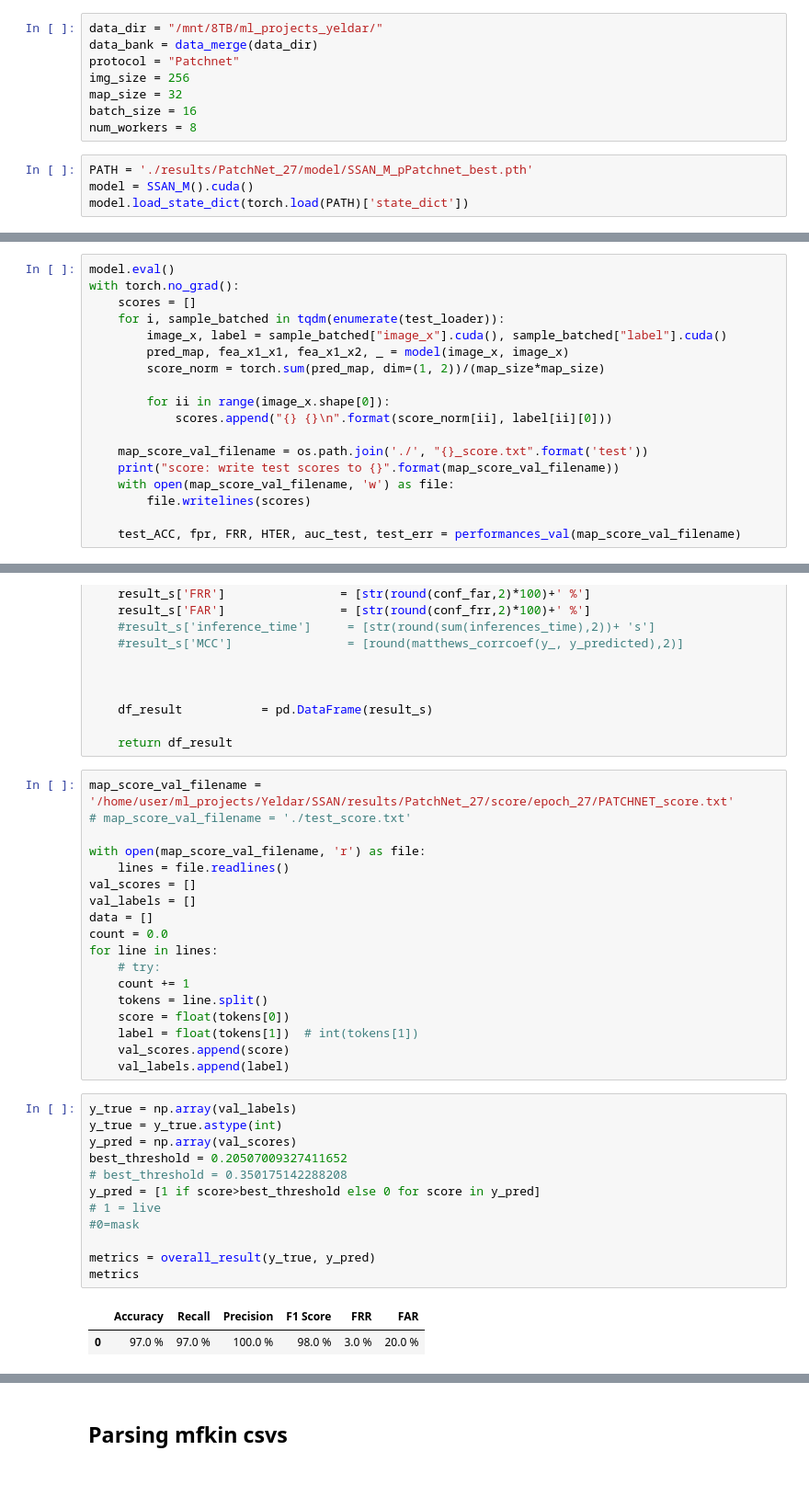
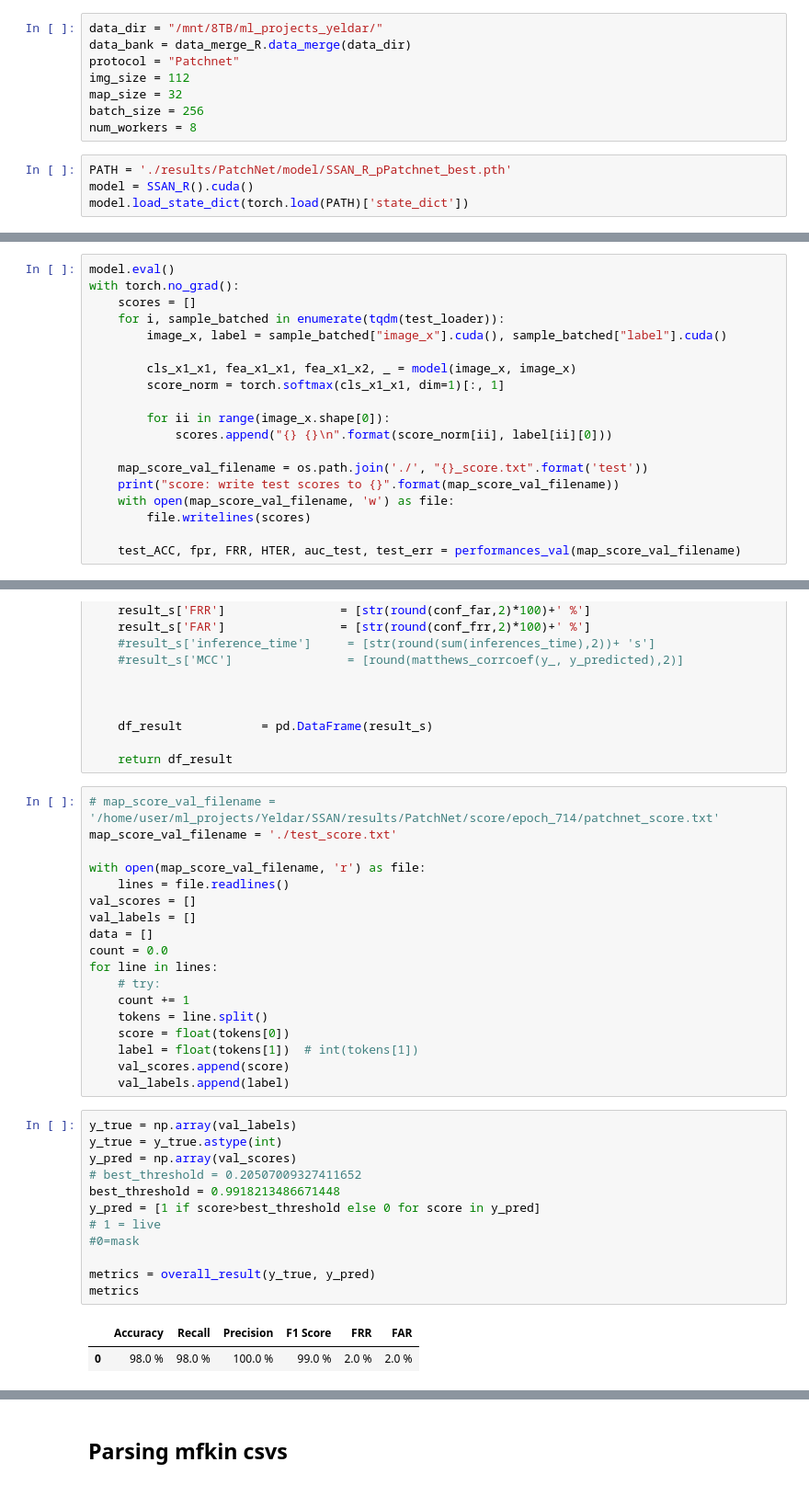
Before and after one commit to biometrickz/SSAN, a Jupyter notebook: Untitled.ipynb, the cells around one changed output, grey strips where cells are left out. Shown at 92% size. Saved outputs shown, nothing was run; the diff lists cells and outputs as text.

```diff
--- a/Untitled.ipynb
+++ b/Untitled.ipynb
@@ -102,15 +122,15 @@ The autoreload extension is already loaded. To reload it, use:
   %reload_ext autoreload
 # %%
 data_dir = "/mnt/8TB/ml_projects_yeldar/"
-data_bank = data_merge(data_dir)
+data_bank = data_merge_R.data_merge(data_dir)
 protocol = "Patchnet"
-img_size = 256
+img_size = 112
 map_size = 32
-batch_size = 16
+batch_size = 256
 num_workers = 8
 # %%
-PATH = './results/PatchNet_27/model/SSAN_M_pPatchnet_best.pth'
-model = SSAN_M().cuda()
+PATH = './results/PatchNet/model/SSAN_R_pPatchnet_best.pth'
+model = SSAN_R().cuda()
 model.load_state_dict(torch.load(PATH)['state_dict'])
 # %% [output]
 <All keys matched successfully>
@@ -125,10 +145,11 @@ Total number: 34793
 model.eval()
 with torch.no_grad():
     scores = []
-    for i, sample_batched in tqdm(enumerate(test_loader)):
+    for i, sample_batched in enumerate(tqdm(test_loader)):
         image_x, label = sample_batched["image_x"].cuda(), sample_batched["label"].cuda()
-        pred_map, fea_x1_x1, fea_x1_x2, _ = model(image_x, image_x)
-        score_norm = torch.sum(pred_map, dim=(1, 2))/(map_size*map_size)
+
+        cls_x1_x1, fea_x1_x1, fea_x1_x2, _ = model(image_x, image_x)
+        score_norm = torch.softmax(cls_x1_x1, dim=1)[:, 1]
 
         for ii in range(image_x.shape[0]):
             scores.append("{} {}\n".format(score_norm[ii], label[ii][0]))
@@ -197,8 +226,8 @@ def overall_result(y_, y_predicted):
 
     return df_result
 # %%
-map_score_val_filename = '/home/user/ml_projects/Yeldar/SSAN/results/PatchNet_27/score/epoch_27/PATCHNET_score.txt'
-# map_score_val_filename = './test_score.txt'
+# map_score_val_filename = '/home/user/ml_projects/Yeldar/SSAN/results/PatchNet/score/epoch_714/patchnet_score.txt'
+map_score_val_filename = './test_score.txt'
 
 with open(map_score_val_filename, 'r') as file:
     lines = file.readlines()
@@ -217,18 +246,18 @@ for line in lines:
 # %%
 y_true = np.array(val_labels)
 y_true = y_true.astype(int)
 y_pred = np.array(val_scores)
-best_threshold = 0.20507009327411652
-# best_threshold = 0.350175142288208
+# best_threshold = 0.20507009327411652
+best_threshold = 0.9918213486671448
 y_pred = [1 if score>best_threshold else 0 for score in y_pred]
 # 1 = live
 #0=mask
 
 metrics = overall_result(y_true, y_pred)
 metrics
 # %% [output]
 |  | Accuracy | Recall | Precision | F1 Score | FRR | FAR |
-| 0 | 97.0 % | 97.0 % | 100.0 % | 98.0 % | 3.0 % | 20.0 % |
+| 0 | 98.0 % | 98.0 % | 100.0 % | 99.0 % | 2.0 % | 2.0 % |
 # %%
 colors_dark = ["#1F1F1F", "#313131", '#636363', '#AEAEAE', '#DADADA']
 colors_red = ["#331313", "#582626", '#9E1717', '#D35151', '#E9B4B4']
```
Also changed, not shown: parts of 24 cells of this notebook, 4 other files.
